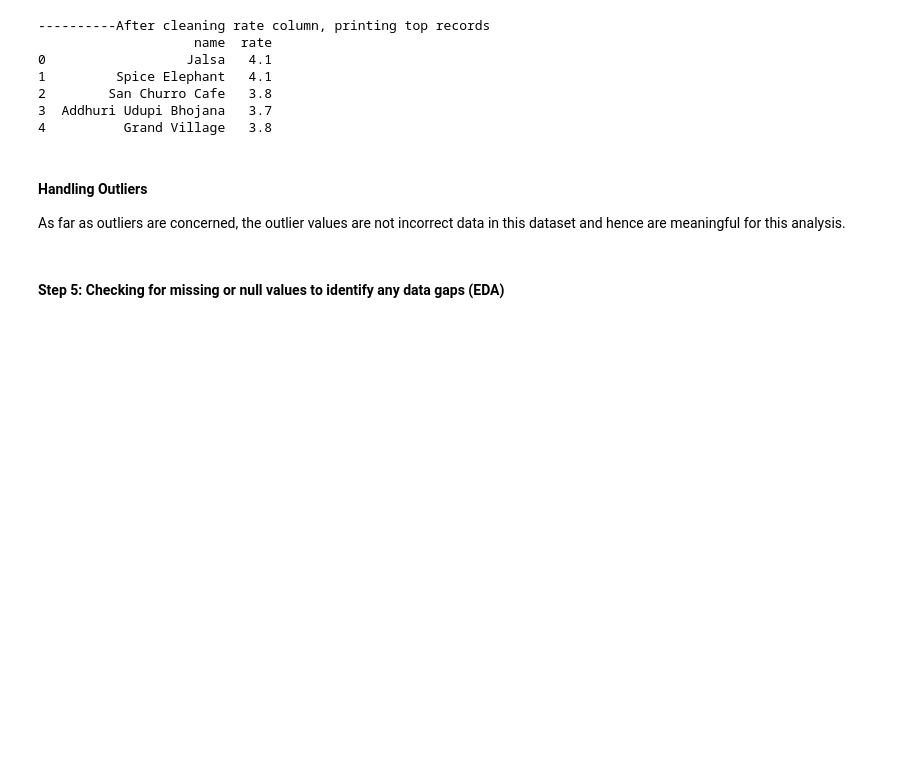
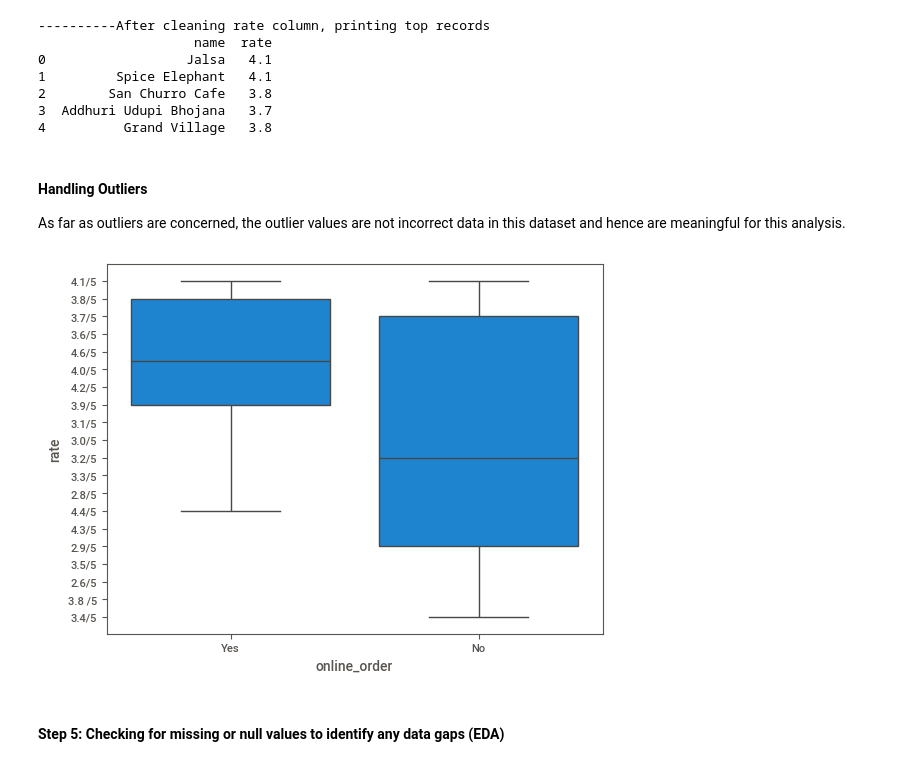
Before and after one commit to sbccas/data-analytics-using-python, a Jupyter notebook: 3_Projects_Presentations/Zomato_602_DAP_Student_Reference.ipynb, the cells around one changed output. Cells and saved outputs as stored; diff of their text form; code cells hidden in the pictures; blank space fills up the shorter version.

```diff
--- a/3_Projects_Presentations/Zomato_602_DAP_Student_Reference.ipynb
+++ b/3_Projects_Presentations/Zomato_602_DAP_Student_Reference.ipynb
@@ -222,6 +221,11 @@ print(df[['name','rate']].head())
 #### Handling Outliers
 
 As far as outliers are concerned, the outlier values are not incorrect data in this dataset and hence are meaningful for this analysis.
+# %%
+sns.boxplot(x = 'online_order', y = 'rate', data = df)
+plt.show()
+# %% [output]
+[figure, added]
 # %% [markdown]
 #### Step 5: Checking for missing or null values to identify any data gaps (EDA)
 # %%
```
Also changed, not shown: parts of 5 cells of this notebook.
